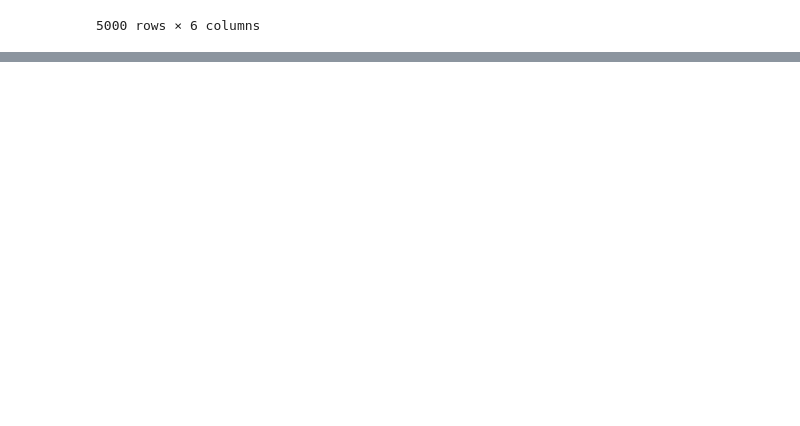
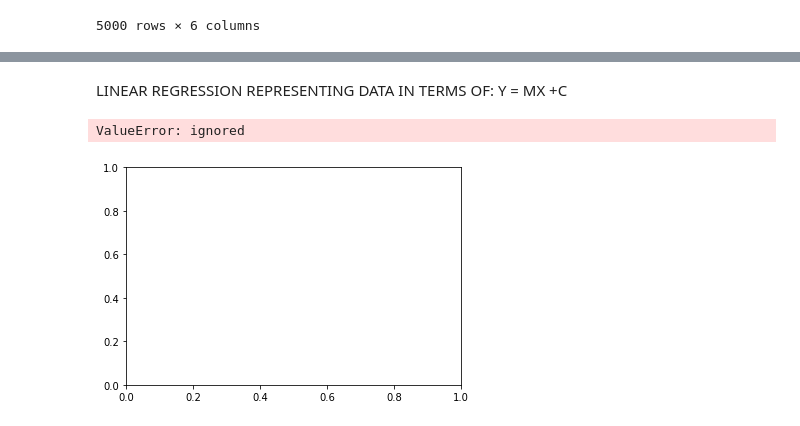
Before and after one commit to ipanditi/Complete-Python-3-Bootcamp, a Jupyter notebook: ML1.ipynb, the cells around one changed output, grey strips where cells are left out. Drawn from its saved outputs; the diff is of its cells as text; code cells hidden in the pictures; blank space fills up the shorter version.

```diff
--- a/ML1.ipynb
+++ b/ML1.ipynb
@@ -100,0 +221,18 @@ df.describe()
+# %% [markdown]
+LINEAR REGRESSION
+REPRESENTING DATA IN TERMS OF:
+Y = MX +C
+# %%
+import matplotlib.pyplot as plt
+from mlxtend.plotting import plot_linear_regression
+p = np.array([4, 8, 13, 26, 31, 10, 8, 30, 18, 12, 20, 5, 28, 18, 6, 31, 12,
+   12, 27, 11, 6, 14, 25, 7, 13,4, 15, 21, 15])
+
+q = np.array([14, 24, 22, 59, 66, 25, 18, 60, 39, 32, 53, 18, 55, 41, 28, 61, 35,
+   36, 52, 23, 19, 25, 73, 16, 32, 14, 31, 43, 34])
+
+intercept, slope, corr_coeff = plot_linear_regression(p, q)
+plt.show()
+# %% [output]
+ValueError: ignored
+[figure, added]
```
Also changed, not shown: parts of 36 cells of this notebook.
